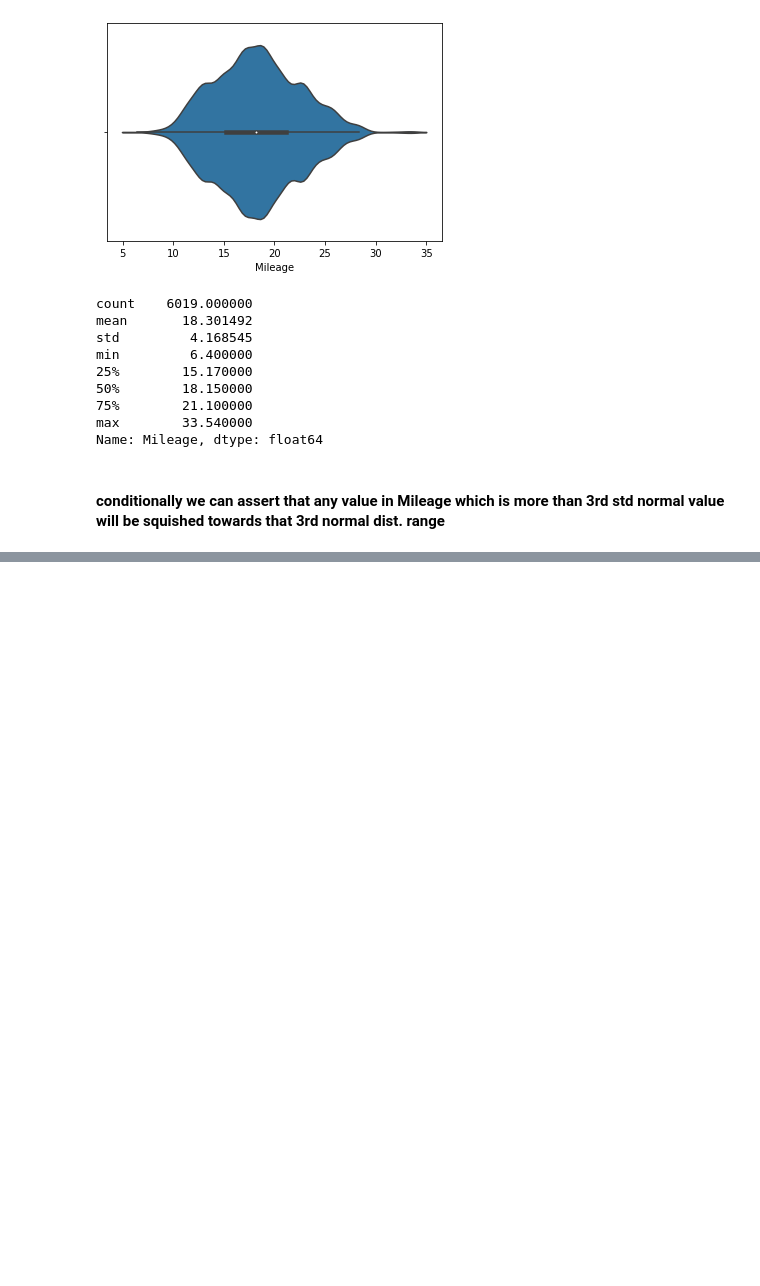
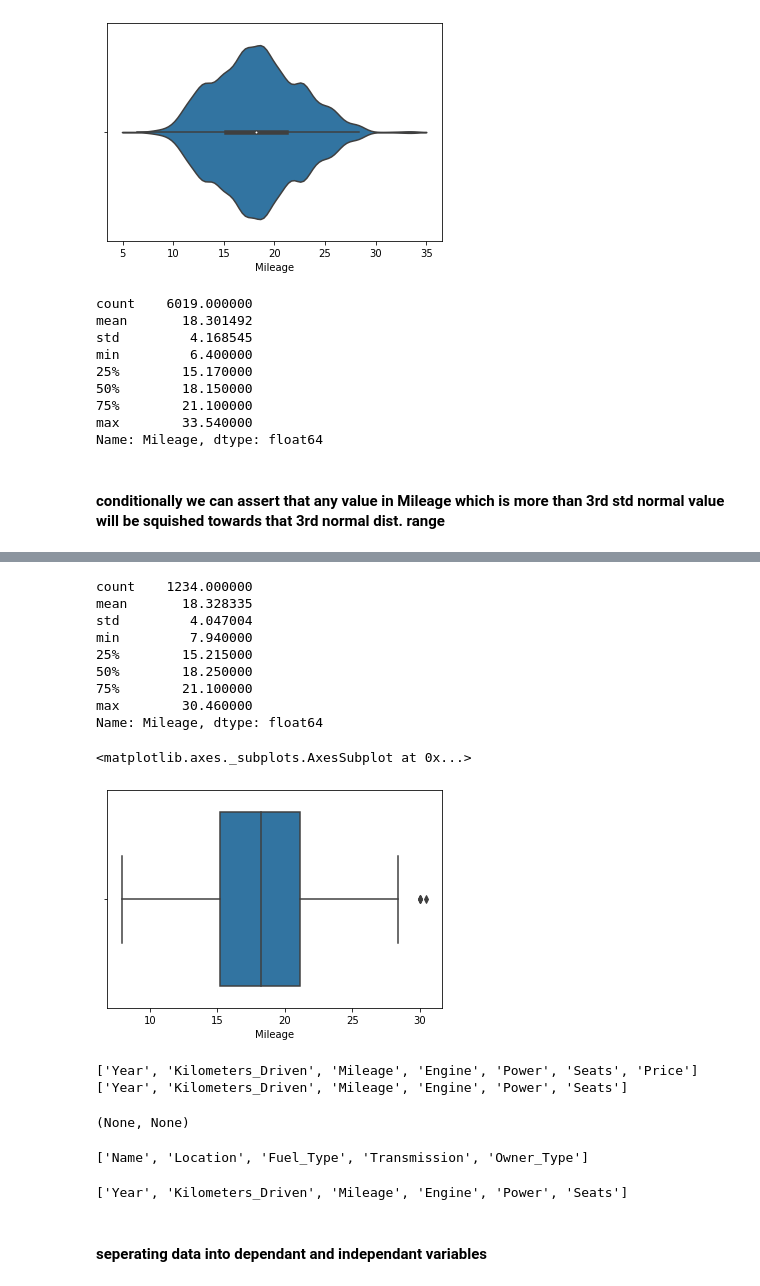
Before and after one commit to Techseeker-404/Project, a Jupyter notebook: car.ipynb, the cells around one changed output, grey strips where cells are left out. Drawn from its saved outputs; the diff is of its cells as text; code cells hidden in the pictures; blank space fills up the shorter version.

```diff
--- a/car.ipynb
+++ b/car.ipynb
@@ -530,0 +551,36 @@ sns.violinplot(df_train.Mie)
+# %%
+df_test['Mileage'] = np.where(df_test.Mileage > miltes_outlr_adj ,30,df_test.Mileage)
+# %%
+print(df_test.Mileage.describe())
+sns.boxplot(df_test.Mileage)
+# %% [output]
+count    1234.000000
+mean       18.328335
+std         4.047004
+min         7.940000
+25%        15.215000
+50%        18.250000
+75%        21.100000
+max        30.460000
+Name: Mileage, dtype: float64
+<matplotlib.axes._subplots.AxesSubplot at 0x...>
+[figure, added]
+# %%
+num_feat_tr = df_train.select_dtypes(include=[np.int64,np.float64]).columns.to_list() #[:-1]
+num_feat_tes = df_test.select_dtypes(include=[np.int64,np.float64]).columns.to_list()
+print(num_feat_tr),print(num_feat_tes)
+# %% [output]
+['Year', 'Kilometers_Driven', 'Mileage', 'Engine', 'Power', 'Seats', 'Price']
+['Year', 'Kilometers_Driven', 'Mileage', 'Engine', 'Power', 'Seats']
+(None, None)
+# %%
+cat_cols = [feat for feat in df_train.columns if df_train[feat].dtypes=='O']
+cat_cols
+# %% [output]
+['Name', 'Location', 'Fuel_Type', 'Transmission', 'Owner_Type']
+# %%
+num_feat_tes
+# %% [output]
+['Year', 'Kilometers_Driven', 'Mileage', 'Engine', 'Power', 'Seats']
+# %% [markdown]
+#### seperating data into dependant and independant variables
```
Also changed, not shown: parts of 16 cells of this notebook.
